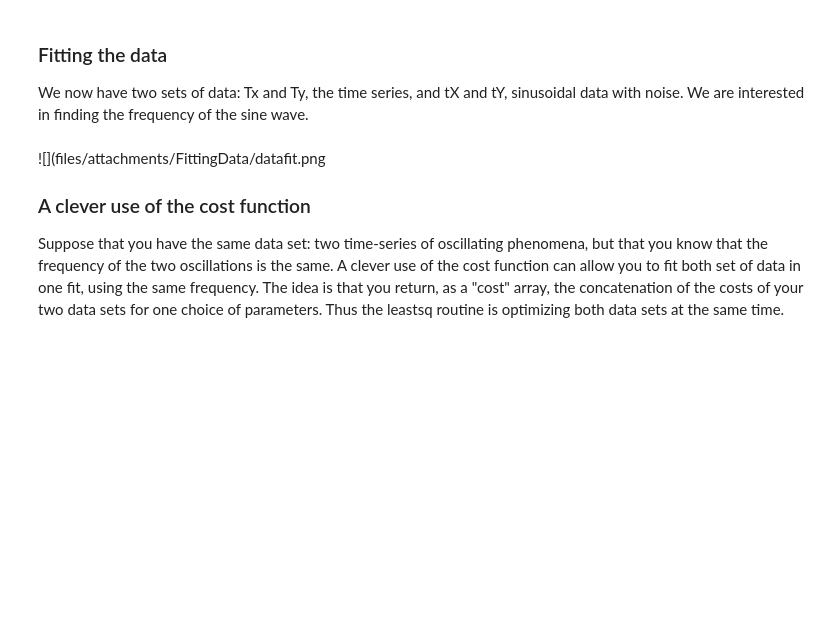
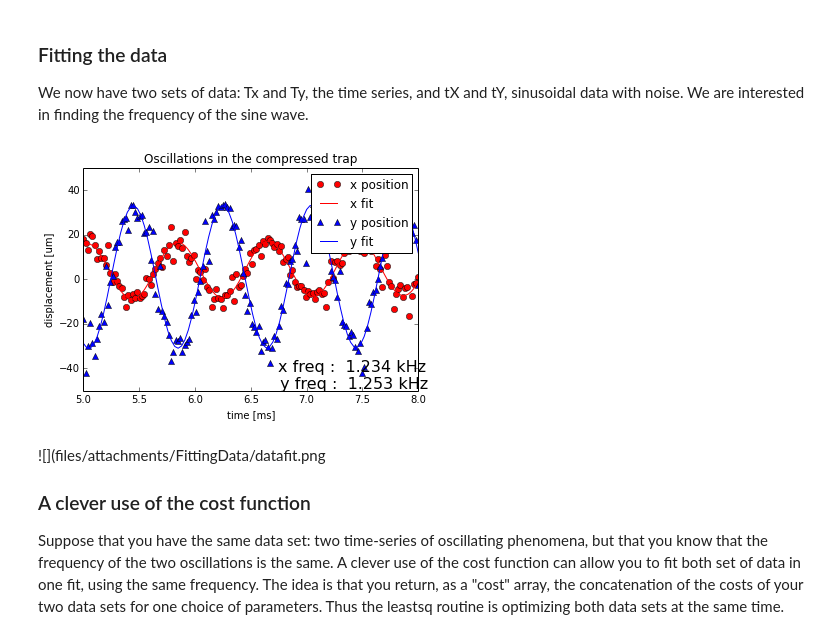
Before and after one commit to scipy/scipy-cookbook, a Jupyter notebook: ipython/FittingData.ipynb, the cells around one changed output. Drawn from its saved outputs; the diff is of its cells as text; code cells hidden in the pictures; blank space fills up the shorter version.

```diff
--- a/ipython/FittingData.ipynb
+++ b/ipython/FittingData.ipynb
@@ -15,19 +15,17 @@ Fit examples with sinusoidal functions
 Using real data is much more fun, but, just so that you can reproduce
 this example I will generate data to fit
 # %%
-from pylab import *
-from scipy import *
-
-# if you experience problem "optimize not found", try to uncomment the following line. The problem is present at least at Ubuntu Lucid python scipy package
-# from scipy import optimize
+import numpy as np
+import matplotlib.pyplot as plt
+from scipy import optimize
 
 # Generate data points with noise
 num_points = 150
-Tx = linspace(5., 8., num_points)
+Tx = np.linspace(5., 8., num_points)
 Ty = Tx
 
-tX = 11.86*cos(2*pi/0.81*Tx-1.32) + 0.64*Tx+4*((0.5-rand(num_points))*exp(2*rand(num_points)**2))
-tY = -32.14*cos(2*pi/0.8*Ty-1.94) + 0.15*Ty+7*((0.5-rand(num_points))*exp(2*rand(num_points)**2))
+tX = 11.86*np.cos(2*pi/0.81*Tx-1.32) + 0.64*Tx+4*((0.5-np.random.rand(num_points))*np.exp(2*np.random.rand(num_points)**2))
+tY = -32.14*np.cos(2*np.pi/0.8*Ty-1.94) + 0.15*Ty+7*((0.5-np.random.rand(num_points))*np.exp(2*np.random.rand(num_points)**2))
 # %% [markdown]
 ### Fitting the data
 
@@ -36,37 +34,39 @@ sinusoidal data with noise. We are interested in finding the frequency
 of the sine wave.
 # %%
 # Fit the first set
-fitfunc = lambda p, x: p[0]*cos(2*pi/p[1]*x+p[2]) + p[3]*x # Target function
+fitfunc = lambda p, x: p[0]*np.cos(2*np.pi/p[1]*x+p[2]) + p[3]*x # Target function
 errfunc = lambda p, x, y: fitfunc(p, x) - y # Distance to the target function
 p0 = [-15., 0.8, 0., -1.] # Initial guess for the parameters
 p1, success = optimize.leastsq(errfunc, p0[:], args=(Tx, tX))
 
-time = linspace(Tx.min(), Tx.max(), 100)
-plot(Tx, tX, "ro", time, fitfunc(p1, time), "r-") # Plot of the data and the fit
+time = np.linspace(Tx.min(), Tx.max(), 100)
+plt.plot(Tx, tX, "ro", time, fitfunc(p1, time), "r-") # Plot of the data and the fit
 
 # Fit the second set
 p0 = [-15., 0.8, 0., -1.]
 p2,success = optimize.leastsq(errfunc, p0[:], args=(Ty, tY))
 
-time = linspace(Ty.min(), Ty.max(), 100)
-plot(Ty, tY, "b^", time, fitfunc(p2, time), "b-")
+time = np.linspace(Ty.min(), Ty.max(), 100)
+plt.plot(Ty, tY, "b^", time, fitfunc(p2, time), "b-")
 
 # Legend the plot
-title("Oscillations in the compressed trap")
-xlabel("time [ms]")
-ylabel("displacement [um]")
-legend(('x position', 'x fit', 'y position', 'y fit'))
+plt.title("Oscillations in the compressed trap")
+plt.xlabel("time [ms]")
+plt.ylabel("displacement [um]")
+plt.legend(('x position', 'x fit', 'y position', 'y fit'))
 
-ax = axes()
+ax = plt.axes()
 
-text(0.8, 0.07,
-     'x freq :  %.3f kHz \n y freq :  %.3f kHz' % (1/p1[1],1/p2[1]),
-     fontsize=16,
-     horizontalalignment='center',
-     verticalalignment='center',
-     transform=ax.transAxes)
+plt.text(0.8, 0.07,
+         'x freq :  %.3f kHz \n y freq :  %.3f kHz' % (1/p1[1],1/p2[1]),
+         fontsize=16,
+         horizontalalignment='center',
+         verticalalignment='center',
+         transform=ax.transAxes)
 
-show()
+plt.show()
+# %% [output]
+[figure, added]
 # %% [markdown]
 ![](files/attachments/FittingData/datafit.png
 
```
Also changed, not shown: parts of 10 cells of this notebook.
